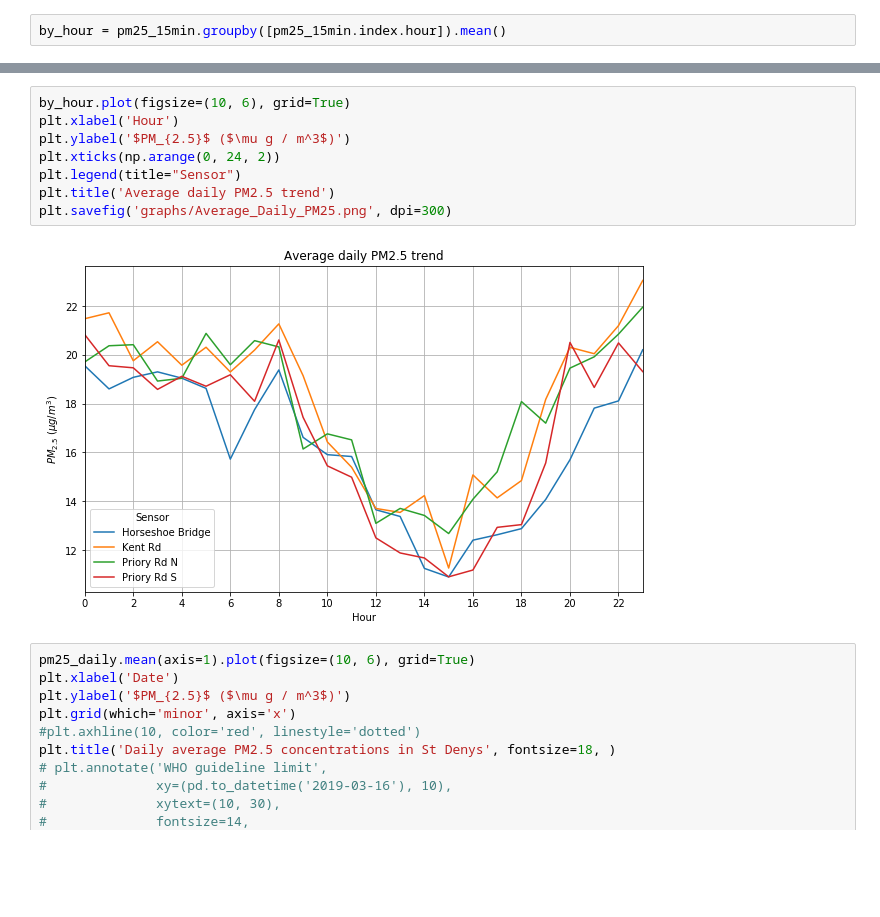
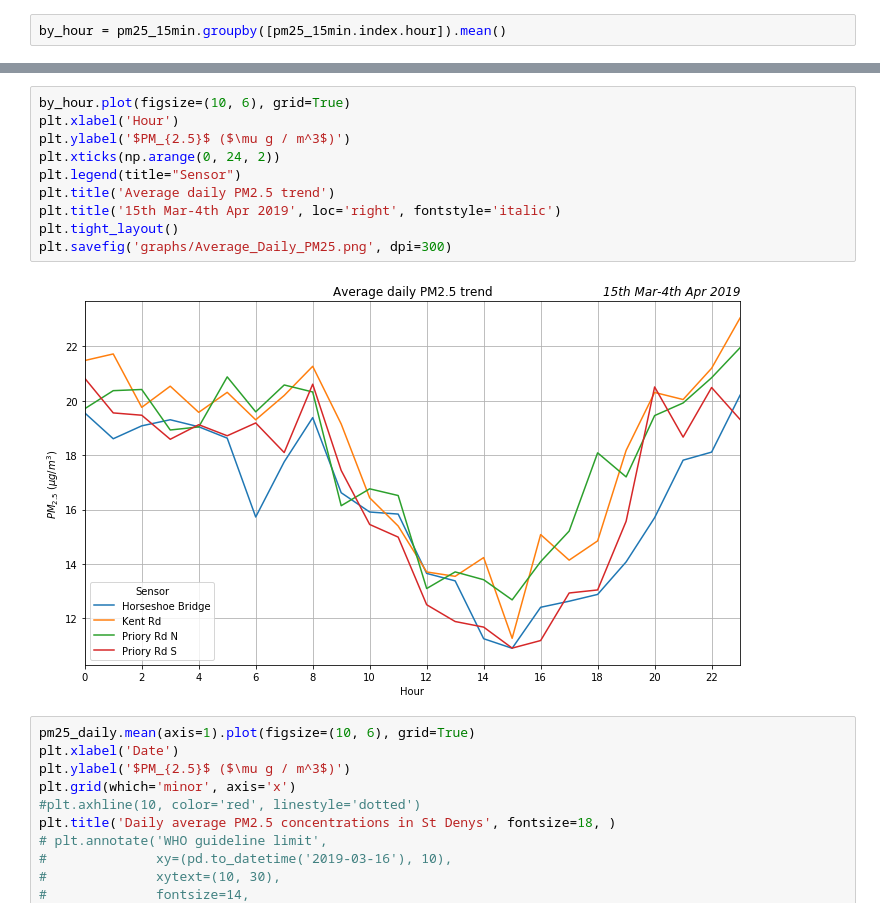
Before and after one commit to robintw/Breathing-Spaces-code, a Jupyter notebook: Plotting back data.ipynb, the cells around one changed output, grey strips where cells are left out. Cells and saved outputs as stored; diff of their text form; blank space fills up the shorter version.

```diff
--- a/Plotting back data.ipynb
+++ b/Plotting back data.ipynb
@@ -102,13 +106,15 @@ by_hour = pm25_15min.groupby([pm25_15min.index.hour]).mean()
 # %%
 by_hour.plot(figsize=(10, 6), grid=True)
 plt.xlabel('Hour')
 plt.ylabel('$PM_{2.5}$ ($\mu g / m^3$)')
 plt.xticks(np.arange(0, 24, 2))
 plt.legend(title="Sensor")
 plt.title('Average daily PM2.5 trend')
+plt.title('15th Mar-4th Apr 2019', loc='right', fontstyle='italic')
+plt.tight_layout()
 plt.savefig('graphs/Average_Daily_PM25.png', dpi=300)
 # %% [output]
-[figure, old version]
+[figure, new version]
 # %%
 pm25_daily.mean(axis=1).plot(figsize=(10, 6), grid=True)
 plt.xlabel('Date')
```
Also changed, not shown: parts of 2 cells of this notebook, 2 other files.
